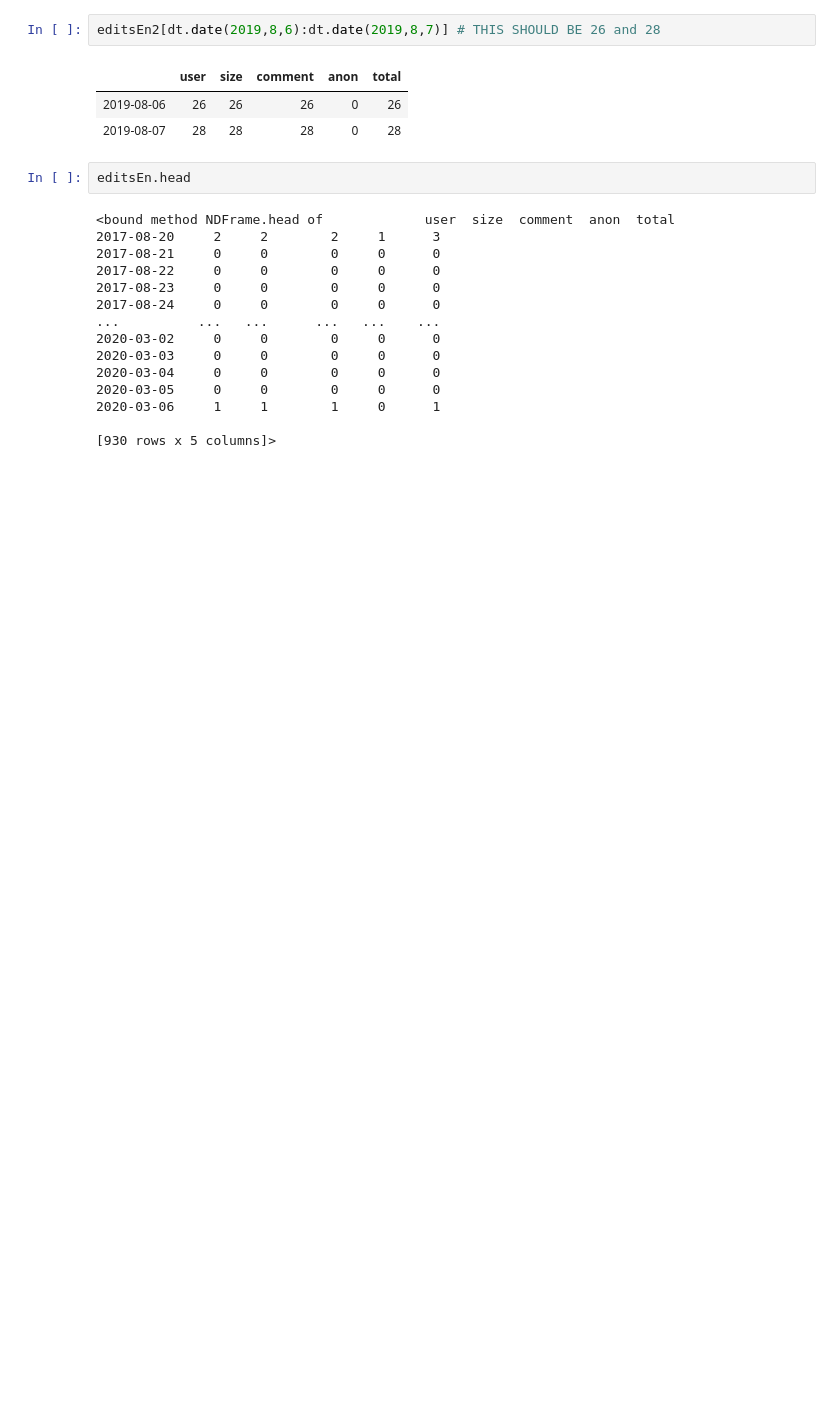
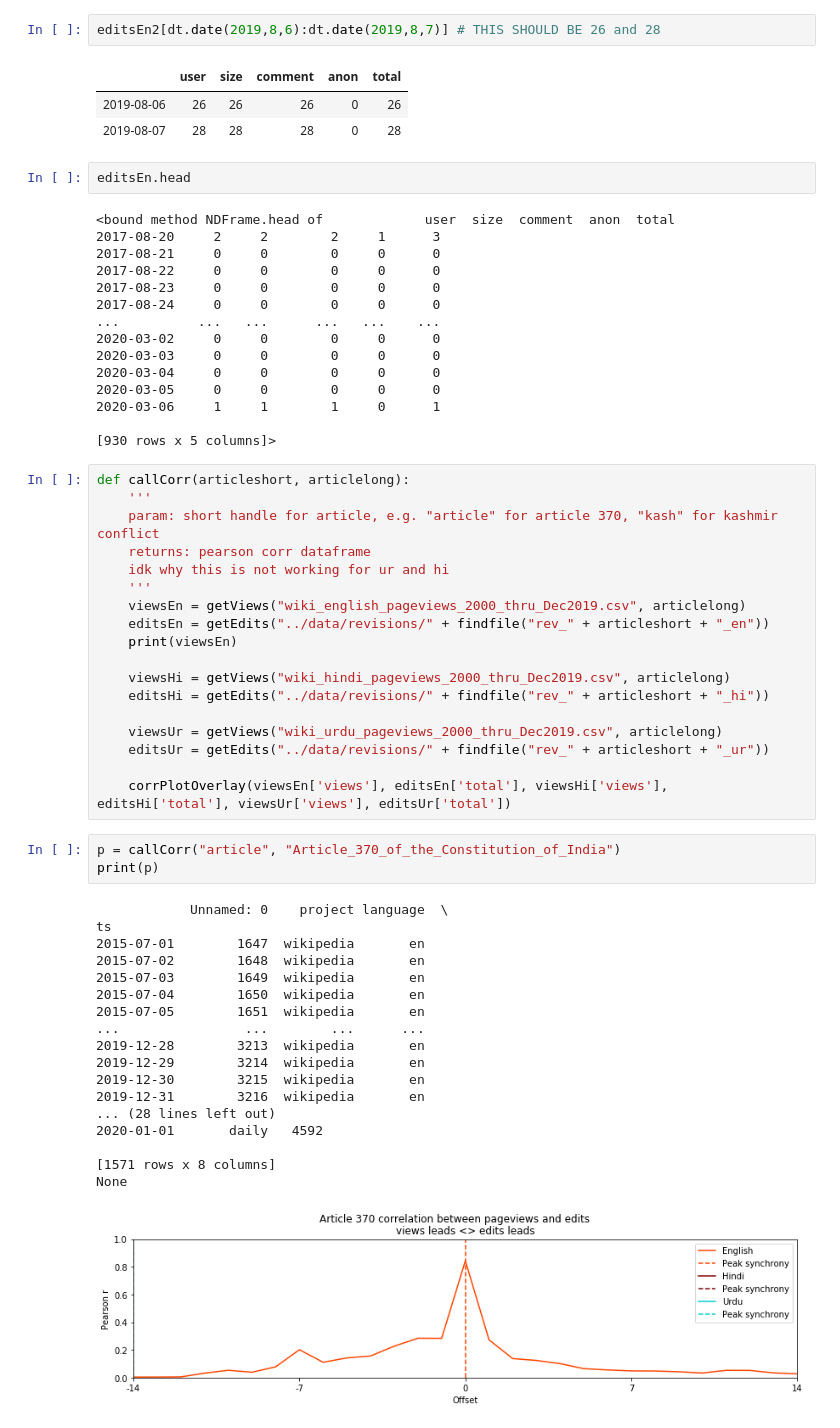
Before and after one commit to ViralNotPrasad/cscw-wiki, a Jupyter notebook: R/Pageviews.ipynb, the cells around one changed output. Cells and saved outputs as stored; diff of their text form; blank space fills up the shorter version.

```diff
--- a/R/Pageviews.ipynb
+++ b/R/Pageviews.ipynb
@@ -640,3 +676,43 @@ editsEn.head
 2020-03-06     1     1        1     0      1
 
 [930 rows x 5 columns]>
+# %%
+def callCorr(articleshort, articlelong):
+    '''
+    param: short handle for article, e.g. "article" for article 370, "kash" for kashmir conflict
+    returns: pearson corr dataframe
+    idk why this is not working for ur and hi
+    '''
+    viewsEn = getViews("wiki_english_pageviews_2000_thru_Dec2019.csv", articlelong)
+    editsEn = getEdits("../data/revisions/" + findfile("rev_" + articleshort + "_en"))
+    print(viewsEn)
+
+    viewsHi = getViews("wiki_hindi_pageviews_2000_thru_Dec2019.csv", articlelong)
+    editsHi = getEdits("../data/revisions/" + findfile("rev_" + articleshort + "_hi"))
+
+    viewsUr = getViews("wiki_urdu_pageviews_2000_thru_Dec2019.csv", articlelong)
+    editsUr = getEdits("../data/revisions/" + findfile("rev_" + articleshort + "_ur"))
+
+    corrPlotOverlay(viewsEn['views'], editsEn['total'], viewsHi['views'], editsHi['total'], viewsUr['views'], editsUr['total'])
+# %%
+p = callCorr("article", "Article_370_of_the_Constitution_of_India")
+print(p)
+# %% [output]
+            Unnamed: 0    project language  \
+ts
+2015-07-01        1647  wikipedia       en
+2015-07-02        1648  wikipedia       en
+2015-07-03        1649  wikipedia       en
+2015-07-04        1650  wikipedia       en
+2015-07-05        1651  wikipedia       en
+...                ...        ...      ...
+2019-12-28        3213  wikipedia       en
+2019-12-29        3214  wikipedia       en
+2019-12-30        3215  wikipedia       en
+2019-12-31        3216  wikipedia       en
+... (28 lines left out)
+2020-01-01       daily   4592
+
+[1571 rows x 8 columns]
+None
+[figure, added]
```
Also changed, not shown: parts of 16 cells of this notebook, 7 other files.
